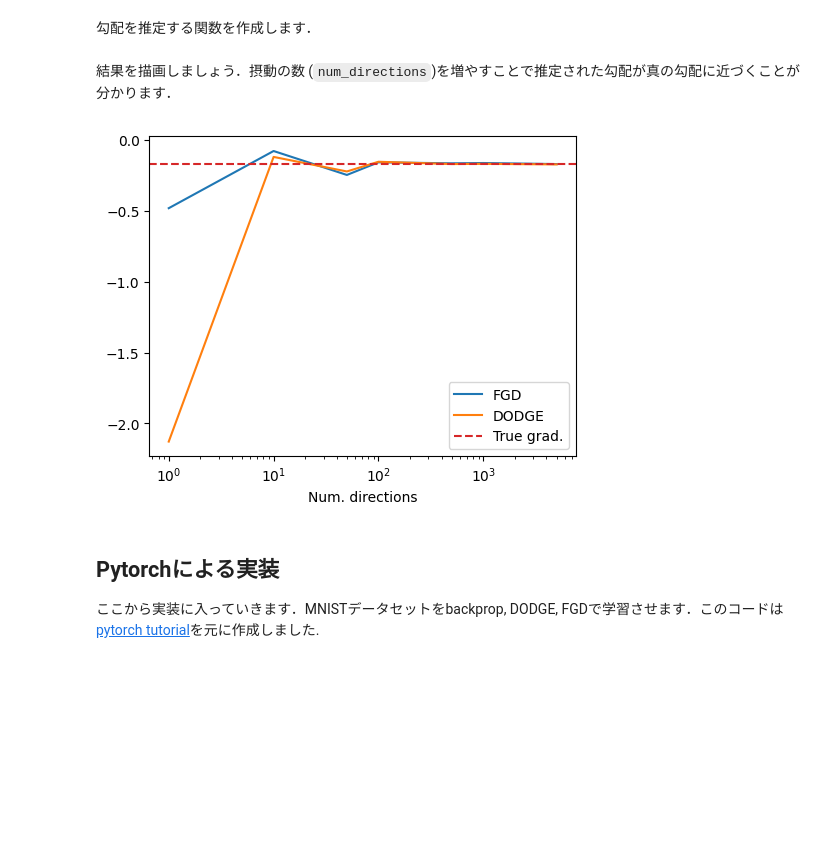
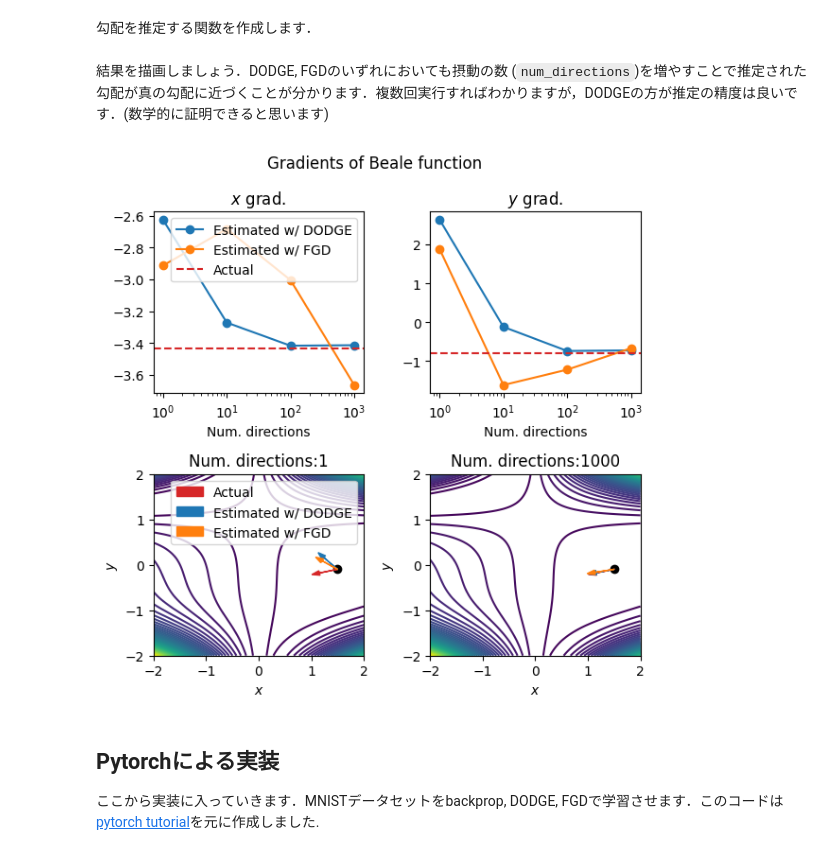
Before and after one commit to oumpy/hp_management, a Jupyter notebook: content/articles/2021sy/blog/directional_gradient_optimization.ipynb, the cells around one changed output. Cells and saved outputs as stored; diff of their text form; code cells hidden in the pictures; blank space fills up the shorter version.

```diff
--- a/content/articles/2021sy/blog/directional_gradient_optimization.ipynb
+++ b/content/articles/2021sy/blog/directional_gradient_optimization.ipynb
@@ -56,11 +67,11 @@ import matplotlib.pyplot as plt
 # %%
-u, v = torch.rand(1, requires_grad=True), torch.rand(1)
+u, v = torch.tensor([1.5, -0.1], requires_grad=True), torch.ones(2)
 # torch func.
-func_output, jvp = torch.autograd.functional.jvp(torch.cos, u, v)
+func_output, jvp = torch.autograd.functional.jvp(func, u, v)
 
 # finite difference
 eps = 1e-3
-f_v, f = torch.cos(u + eps*v), torch.cos(u)
+f_v, f = func(u + eps*v), func(u)
 jvp_fd = (f_v - f) / eps
 print("torch.autograd.functional.jvp: ", jvp)
 print("finite diff.:", jvp_fd)
@@ -113,25 +126,45 @@ def grad_estimation(f, u, n, mode="fgd"):
     estimate_grad /= n
     return estimate_grad
 # %%
-num_directions = np.array([1, 10, 50, 100, 500, 1000, 5000])
-estimated_grad_fgd, estimated_grad_dodge = [], []
-for n in num_directions:
-    estimated_grad_fgd.append(grad_estimation(torch.cos, u, n, mode="fgd"))
-    estimated_grad_dodge.append(grad_estimation(torch.cos, u, n))
-
-estimated_grad_fgd, estimated_grad_dodge = np.array(estimated_grad_fgd), np.array(estimated_grad_dodge)
+num_directions = np.array([1, 10, 100, 1000])
+estimated_grad_dodge, estimated_grad_fgd  = np.zeros((len(num_directions), 2)), np.zeros((len(num_directions), 2))
+for i, n in enumerate(num_directions):
+    estimated_grad_dodge[i] = grad_estimation(func, u, n, mode="dodge")
+    estimated_grad_fgd[i] = grad_estimation(func, u, n, mode="fgd")
 # %% [markdown]
-結果を描画しましょう．摂動の数 (`num_directions`)を増やすことで推定された勾配が真の勾配に近づくことが分かります．
+結果を描画しましょう．DODGE, FGDのいずれにおいても摂動の数 (`num_directions`)を増やすことで推定された勾配が真の勾配に近づくことが分かります．複数回実行すればわかりますが，DODGEの方が推定の精度は良いです．(数学的に証明できると思います)
 # %%
-plt.figure(figsize=(5, 4), dpi=100)
-plt.semilogx(num_directions, estimated_grad_fgd, label="FGD")
-plt.semilogx(num_directions, estimated_grad_dodge, label="DODGE")
-plt.axhline(grad, linestyle="--", color="tab:red", label="True grad.")
-plt.xlabel("Num. directions")
-plt.legend()
+scale = 0.1
+px, py = u.detach().numpy()
+Xb = np.mgrid[-2:2:1000j, -2:2:1000j]
+Zb = func(Xb)
+
+titles = [r"$x$ grad.", r"$y$ grad."]; idx_dir = [0, -1]
+plt.figure(figsize=(6, 6), dpi=100)
+plt.suptitle("Gradients of Beale function")
+for i in range(2):
+    plt.subplot(2,2,i+1)
+    plt.title(titles[i])
+    plt.semilogx(num_directions, estimated_grad_dodge[:, i], "o-", label="Estimated w/ DODGE")
+    plt.semilogx(num_directions, estimated_grad_fgd[:, i], "o-", label="Estimated w/ FGD")
+    plt.axhline(grad[i], linestyle="--", color="tab:red", label="Actual")
+    plt.xlabel("Num. directions");
+    if i == 0:
+        plt.legend()
+
+    plt.subplot(2,2,i+3)
+    plt.title("Num. directions:"+str(num_directions[idx_dir[i]]))
+    plt.contour(Xb[0], Xb[1], Zb, levels=50)
+    plt.scatter(px, py, color="k")
+    plt.arrow(px, py, grad[0]*scale, grad[1]*scale, head_width=0.1, color='tab:red', label="Actual")
+    plt.arrow(px, py, estimated_grad_dodge[idx_dir[i], 0]*scale,  estimated_grad_dodge[idx_dir[i], 1]*scale, head_width=0.1, color='tab:blue', label="Estimated w/ DODGE")
+    plt.arrow(px, py, estimated_grad_fgd[idx_dir[i], 0]*scale,  estimated_grad_fgd[idx_dir[i], 1]*scale, head_width=0.1, color='tab:orange', label="Estimated w/ FGD")
+    plt.xlabel(r"$x$"); plt.ylabel(r"$y$")
+    if i == 0:
+        plt.legend()
 plt.tight_layout()
 # %% [output]
-[figure, old version]
+[figure, new version]
 # %% [markdown]
 ## Pytorchによる実装
 ここから実装に入っていきます．MNISTデータセットをbackprop, DODGE, FGDで学習させます．このコードは[pytorch tutorial](https://pytorch.org/tutorials/beginner/basics/quickstart_tutorial.html)を元に作成しました.
```
Also changed, not shown: parts of 15 cells of this notebook.
